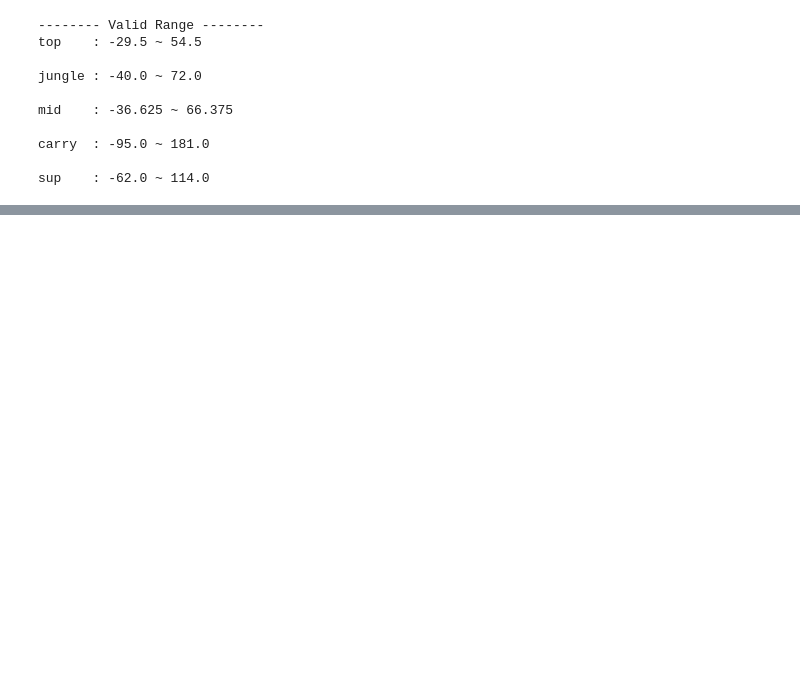
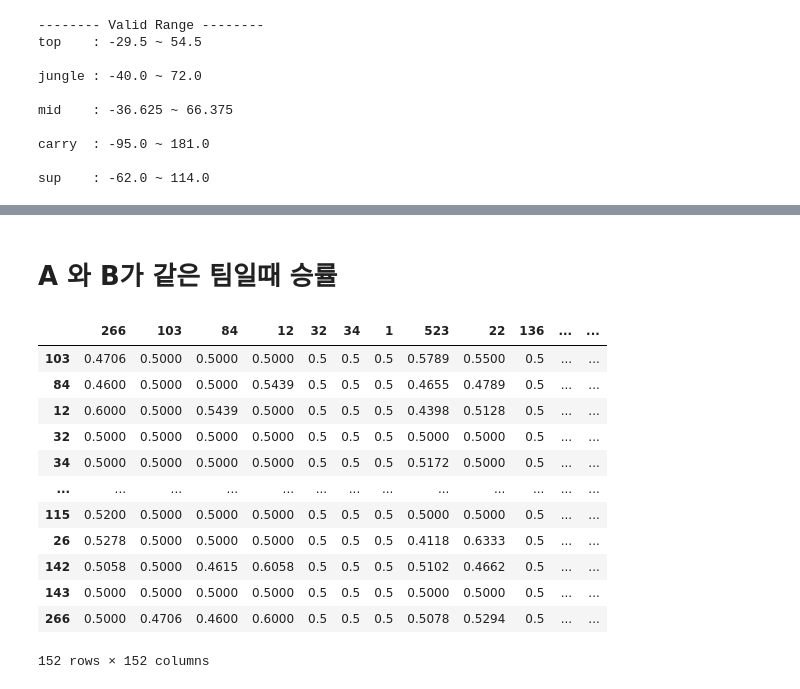
Before and after one commit to CSID-DGU/2020-2-OSSP-CP-DHL-3, a Jupyter notebook: src/ipynb/EDA.ipynb, the cells around one changed output, grey strips where cells are left out. Cells and saved outputs as stored; diff of their text form; code cells hidden in the pictures; blank space fills up the shorter version.

```diff
--- a/src/ipynb/EDA.ipynb
+++ b/src/ipynb/EDA.ipynb
@@ -464,0 +507,25 @@ Length: 780, dtype: float64
+# %% [markdown]
+# A 와 B가 같은 팀일때 승률
+# %%
+comb_win_rate = (numberWinsCombination + numberLosesCombination)
+for i in comb_win_rate:
+    기준치 = 20
+    for j in comb_win_rate[i][:].index:
+        if comb_win_rate[i][j] < 기준치: 승률 = 0.5
+        else: 승률 = numberWinsCombination[i][j] / comb_win_rate[i][j]
+        comb_win_rate[i][j] = round(승률, 4)
+comb_win_rate
+# %% [output]
+|  | 266 | 103 | 84 | 12 | 32 | 34 | 1 | 523 | 22 | 136 | ... | ... |
+| 103 | 0.4706 | 0.5000 | 0.5000 | 0.5000 | 0.5 | 0.5 | 0.5 | 0.5789 | 0.5500 | 0.5 | ... | ... |
+| 84 | 0.4600 | 0.5000 | 0.5000 | 0.5439 | 0.5 | 0.5 | 0.5 | 0.4655 | 0.4789 | 0.5 | ... | ... |
+| 12 | 0.6000 | 0.5000 | 0.5439 | 0.5000 | 0.5 | 0.5 | 0.5 | 0.4398 | 0.5128 | 0.5 | ... | ... |
+| 32 | 0.5000 | 0.5000 | 0.5000 | 0.5000 | 0.5 | 0.5 | 0.5 | 0.5000 | 0.5000 | 0.5 | ... | ... |
+| 34 | 0.5000 | 0.5000 | 0.5000 | 0.5000 | 0.5 | 0.5 | 0.5 | 0.5172 | 0.5000 | 0.5 | ... | ... |
+| ... | ... | ... | ... | ... | ... | ... | ... | ... | ... | ... | ... | ... |
+| 115 | 0.5200 | 0.5000 | 0.5000 | 0.5000 | 0.5 | 0.5 | 0.5 | 0.5000 | 0.5000 | 0.5 | ... | ... |
+| 26 | 0.5278 | 0.5000 | 0.5000 | 0.5000 | 0.5 | 0.5 | 0.5 | 0.4118 | 0.6333 | 0.5 | ... | ... |
+| 142 | 0.5058 | 0.5000 | 0.4615 | 0.6058 | 0.5 | 0.5 | 0.5 | 0.5102 | 0.4662 | 0.5 | ... | ... |
+| 143 | 0.5000 | 0.5000 | 0.5000 | 0.5000 | 0.5 | 0.5 | 0.5 | 0.5000 | 0.5000 | 0.5 | ... | ... |
+| 266 | 0.5000 | 0.4706 | 0.4600 | 0.6000 | 0.5 | 0.5 | 0.5 | 0.5078 | 0.5294 | 0.5 | ... | ... |
+152 rows × 152 columns
```
Also changed, not shown: parts of 19 cells of this notebook, 2 other files.
